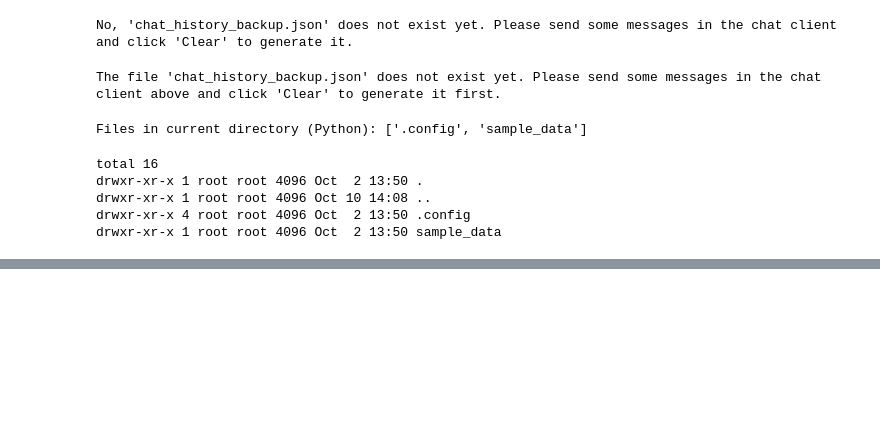
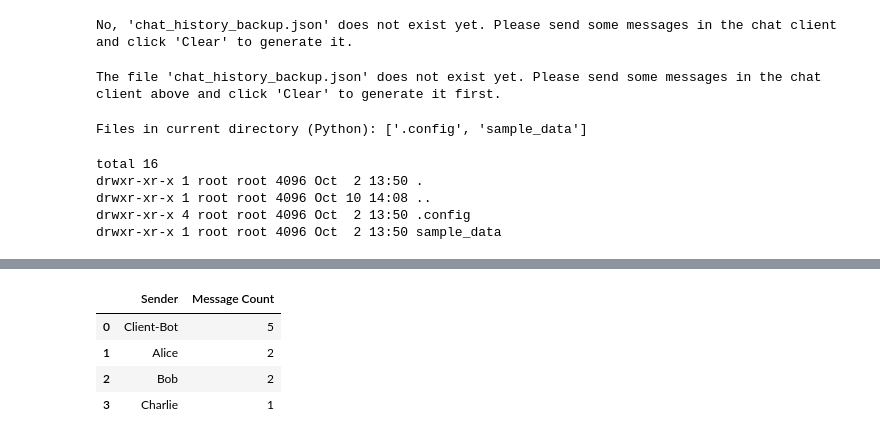
Before and after one commit to JacekDrzycimski/6tunnel, a Jupyter notebook: Comms_3_UI.ipynb, the cells around one changed output, grey strips where cells are left out. Saved outputs shown, nothing was run; the diff lists cells and outputs as text; code cells hidden in the pictures; blank space fills up the shorter version.

```diff
--- a/Comms_3_UI.ipynb
+++ b/Comms_3_UI.ipynb
@@ -409,0 +453,14 @@ drwxr-xr-x 1 root root 4096 Oct  2 13:50 sample_data
+# %%
+# Calculate message frequency per sender
+if 'df' in globals() and not df.empty:
+    frequency = df['Sender'].value_counts().reset_index()
+    frequency.columns = ['Sender', 'Message Count']
+    display(frequency)
+else:
+    print("The DataFrame 'df' is not defined or is empty. Please run the cell above to generate mock data first.")
+# %% [output]
+|  | Sender | Message Count |
+| 0 | Client-Bot | 5 |
+| 1 | Alice | 2 |
+| 2 | Bob | 2 |
+| 3 | Charlie | 1 |
```
Also changed, not shown: parts of 1 cell of this notebook.
